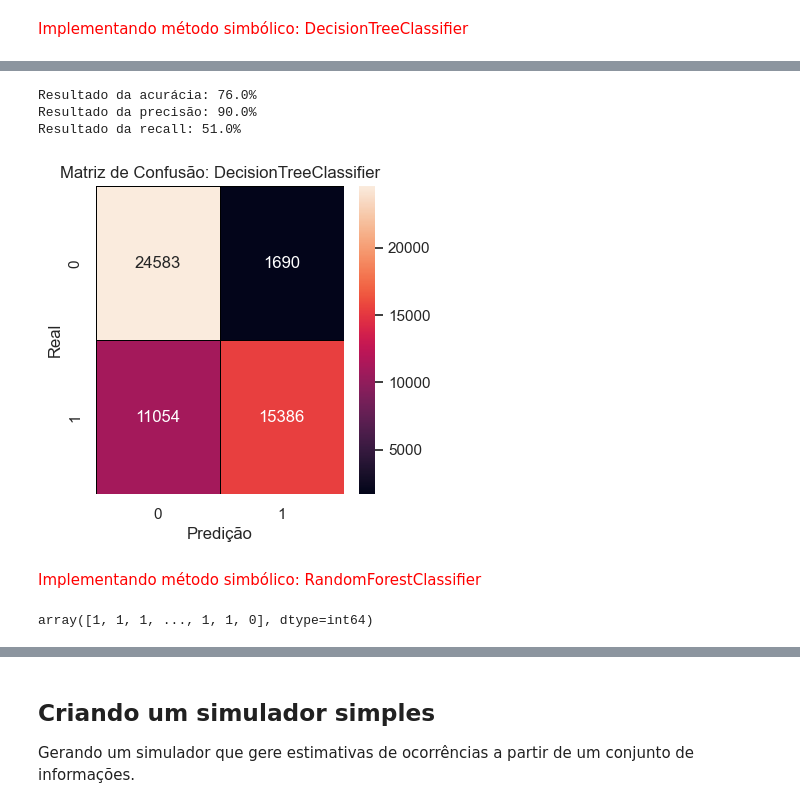
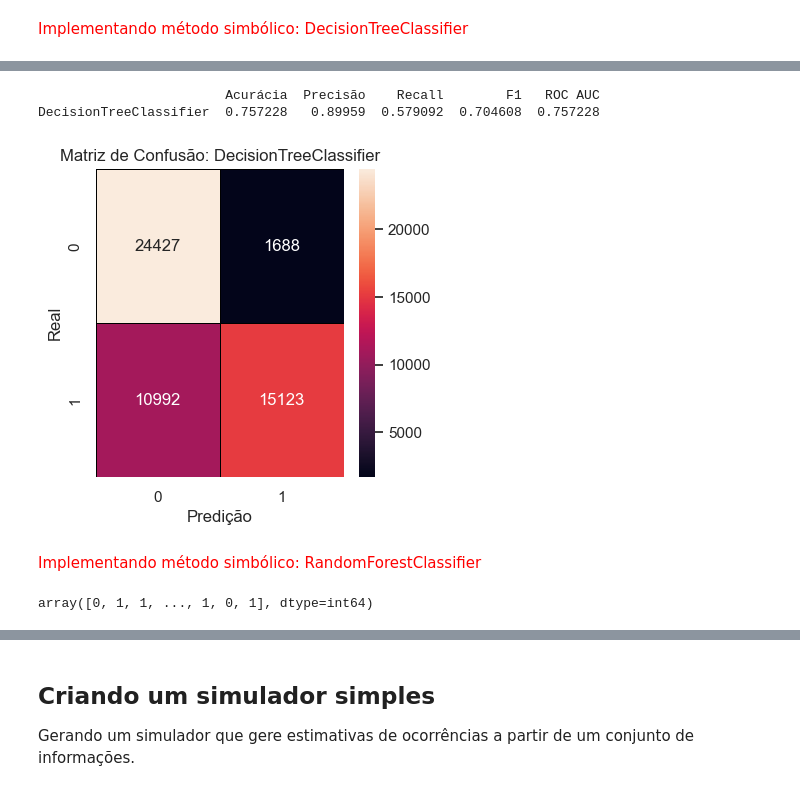
Before and after one commit to anderdot/previsao-crimes, a Jupyter notebook: Analises/Modelo Preditiva.ipynb, the cells around one changed output, grey strips where cells are left out. Saved outputs shown, nothing was run; the diff lists cells and outputs as text; code cells hidden in the pictures.

```diff
--- a/Analises/Modelo Preditiva.ipynb
+++ b/Analises/Modelo Preditiva.ipynb
@@ -1063,26 +1041,10 @@ array([0, 0, 0, ..., 0, 1, 0], dtype=int64)
-# %%
-# Verificando a acurácia do modelo dtc.
-print(f'Resultado da acurácia: {accuracy_score(y_teste, predito_dtc).round(2)*100}%')
-
-# Verificando a precisão do modelo dtc.
-print(f'Resultado da precisão: {precision_score(y_teste, predito_dtc).round(2)*100}%')
-
-# Verificando a recall do modelo dtc
-print(f'Resultado da recall: {recall_score(y_teste, predito_bnb).round(2)*100}%')
-
-# Printando a matriz de confusão com os dados de teste e o modelo do dtc.
-matriz_confusao = confusion_matrix(y_teste, predito_dtc)
-
-# Gerando o gráfico de matriz de confusão.
-plt.figure(figsize=(4,4))
-sns.set(font_scale=1)
-sns.heatmap(matriz_confusao, annot=True, fmt='d', linewidths=0.5, linecolor='black').set(title = 'Matriz de Confusão: DecisionTreeClassifier', xlabel='Predição', ylabel='Real')
-plt.show()
-# %% [output]
-Resultado da acurácia: 76.0%
-Resultado da precisão: 90.0%
-Resultado da recall: 51.0%
-[figure, removed]
+# %%
+# Chamando a função para calcular as métricas.
+calculando_metrica(y_teste, predito_dtc, 'DecisionTreeClassifier')
+# %% [output]
+                        Acurácia  Precisão    Recall        F1   ROC AUC
+DecisionTreeClassifier  0.757228   0.89959  0.579092  0.704608  0.757228
+[figure, added]
 # %% [markdown]
 <font color='red' style='font-size: 30px;'>Implementando método simbólico: RandomForestClassifier</font>
 # %%
@@ -1093,7 +1055,7 @@ SEED = 123143
 random.seed(SEED)
 
 # Instanciando o classificador.
-rfc = RandomForestClassifier(n_estimators = 100) # n_estimators = Quantas arvores de decisão serão criadas.
+rfc = RandomForestClassifier(n_estimators = 1000) # n_estimators = Quantas arvores de decisão serão criadas.
 
 # Treinando o modelo.
 rfc.fit(X_treino, y_treino)
@@ -1102,4 +1064,4 @@ rfc.fit(X_treino, y_treino)
 predito_rfc = rfc.predict(X_teste)
 predito_rfc
 # %% [output]
-array([1, 1, 1, ..., 1, 1, 0], dtype=int64)
+array([0, 1, 1, ..., 1, 0, 1], dtype=int64)
```
Also changed, not shown: parts of 31 cells of this notebook, 1 other file.
